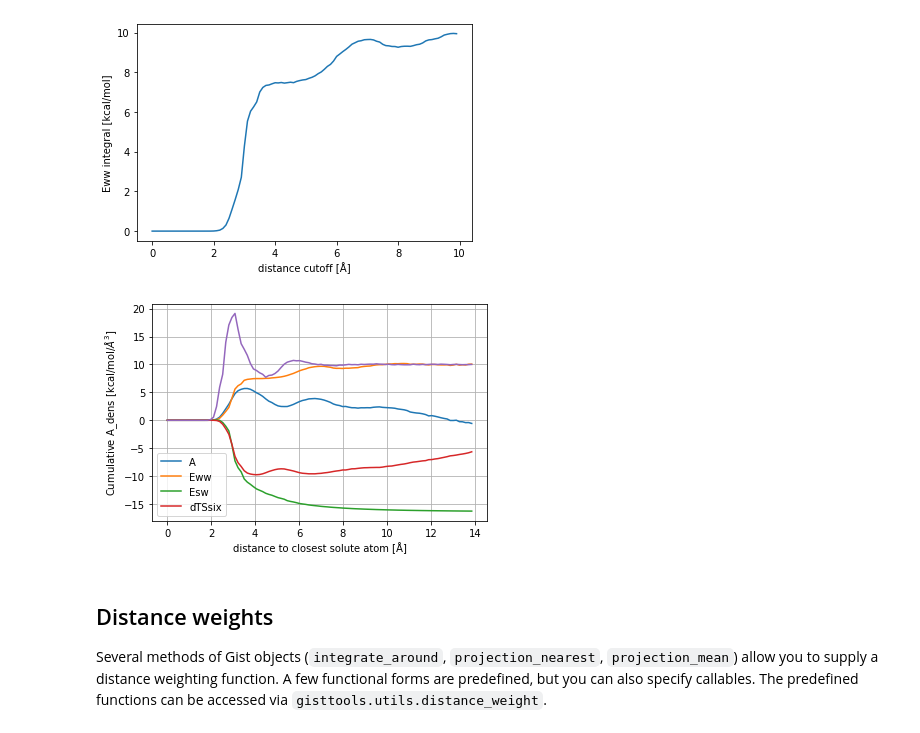
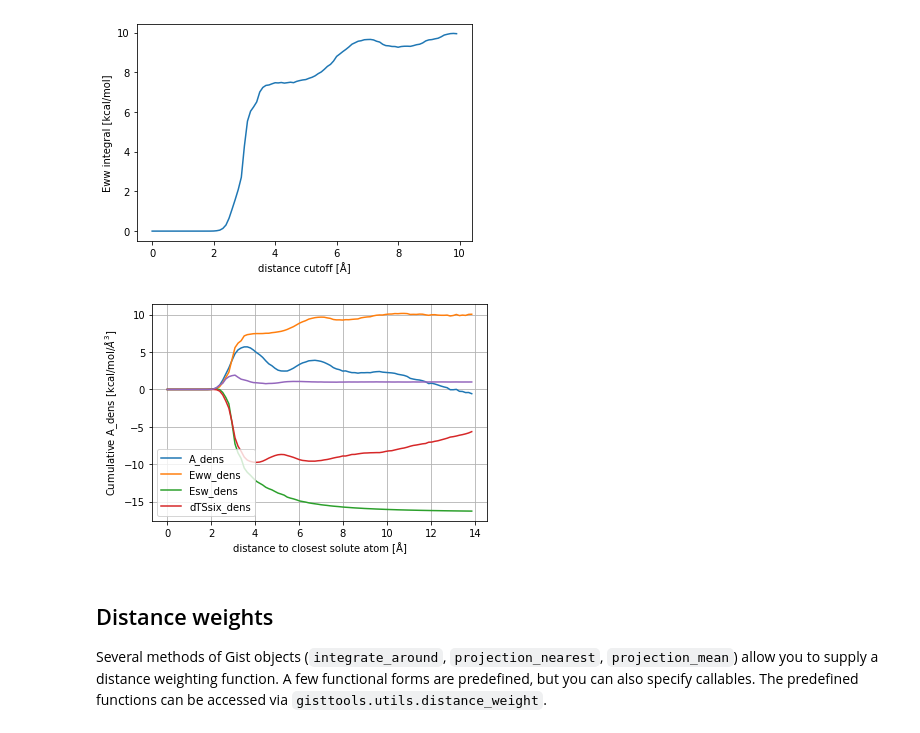
Before and after one commit to liedllab/gisttools, a Jupyter notebook: example/benzene/example.ipynb, the cells around one changed output. Cells and saved outputs as stored; diff of their text form; code cells hidden in the pictures.

```diff
--- a/example/benzene/example.ipynb
+++ b/example/benzene/example.ipynb
@@ -50,7 +50,7 @@ Eww_ref = -9.534611937412624
 # If there is a solute present (like in this case), this method should be used instead.
 # This does not set the reference values, it only returns them.
 print('Reference values calculated from the bulk water of a simulation containing a solute:')
-refvals = gistfile.detect_reference_value(['Eww_unref', 'dTSsix'], dlim=(16, 22))
+refvals = gistfile.detect_reference_value(['Eww_unref_dens', 'dTSsix_dens'], dlim=(16, 22))
 refvals
 # %% [output]
 Reference values calculated from the bulk water of a simulation containing a solute:
@@ -250,7 +250,7 @@ $S_{total} \approx 0.6 \times S_{GIST}$
 Multiplying the GIST entropy by this factor usually leads to free energies that are more closely in line with experimental or TI results.
 # %%
 # Without an entropy reference, there is no good convergence of the entropy contribution.
-for col in ['A', 'Eww', 'Esw', 'dTSsix']:
+for col in ['A_dens', 'Eww_dens', 'Esw_dens', 'dTSsix_dens']:
     bins, rdf = gistfile.rdf(col, rmax=14, bins=100)
     plt.plot(bins, np.cumsum(rdf), label=col)
 plt.legend()
@@ -261,18 +261,18 @@ plt.show()
 # %%
 # By subtracting a reference entropy, the entropy contribution converges much better.
 
-gistfile['dTSsix_ref_norm'] = gistfile['dTSsix_norm'] - refvals['dTSsix']
+gistfile['dTSsix_ref_norm'] = gistfile['dTSsix_norm'] - refvals['dTSsix_dens']
 gistfile['dTSsix_ref_dens'] = gistfile.norm2dens(gistfile['dTSsix_ref_norm'])
 gistfile['A_ref_dens'] = gistfile['Eall_dens'] - gistfile['dTSsix_ref_dens']
 
-for col in ['A_ref', 'Eww', 'Esw', 'dTSsix_ref']:
+for col in ['A_ref_dens', 'Eww_dens', 'Esw_dens', 'dTSsix_ref_dens']:
     bins, rdf = gistfile.rdf(col, rmax=14, bins=100)
     plt.plot(bins, np.cumsum(rdf), label=col)
 plt.legend()
 plt.gca().set(xlabel='rmax [Å]', ylabel='free energy contributions [kcal/mol]', title='radial convergence')
 plt.axvline(12)
-e_integral = gistfile.integrate_around('Eall', 12)['Eall']
-s_integral = gistfile.integrate_around('dTSsix_ref', 12)['dTSsix_ref']
+e_integral = gistfile.integrate_around('Eall_dens', 12)['Eall_dens']
+s_integral = gistfile.integrate_around('dTSsix_ref_dens', 12)['dTSsix_ref_dens']
 
 print("GIST free energy: {:.2f}".format(e_integral - s_integral))
 print("GIST free energy using entropy scaling: {:.2f}".format(e_integral - s_integral*0.6))
@@ -333,7 +333,7 @@ plt.grid()
 # %% [markdown]
 Similarly, an "Rdf" of the solvent-solvent energy around the molecule can be obtained, with regard to the closest center.
 # %%
-bins, (rdf, pop_rdf) = gistfile.multiple_rdfs(['Eww_dens', 'population'], rmax=10, bins=100, col_suffix='')
+bins, (rdf, pop_rdf) = gistfile.multiple_rdfs(['Eww_dens', 'population'], rmax=10, bins=100)
 plt.plot(bins, rdf / (pop_rdf / (gistfile.n_frames * gistfile.grid.voxel_volume)))
 plt.gca().set(xlabel='distance to closest solute atom [Å]', ylabel='Average Eww_dens [kcal/mol/$Å^3$]')
 plt.grid()
@@ -348,18 +348,18 @@ plt.gca().set(xlabel='distance cutoff [Å]', ylabel='Eww integral [kcal/mol]')
 [Text(0.5, 0, 'distance cutoff [Å]'), Text(0, 0.5, 'Eww integral [kcal/mol]')]
 [figure]
 # %%
-cols = ['A', 'Eww', 'Esw', 'dTSsix']
+cols = ['A_dens', 'Eww_dens', 'Esw_dens', 'dTSsix_dens']
 bins, rdfs = gistfile.multiple_rdfs(cols, rmax=14, bins=100)
 for col, rdf in zip(cols, rdfs):
     plt.plot(bins, np.cumsum(rdf), label=col)
-bins, (go_rdf, vox_rdf) = gistfile.multiple_rdfs(['g_O', 'voxels'], rmax=14, bins=100, col_suffix='')
-plt.plot(bins, go_rdf / (vox_rdf * gistfile.grid.voxel_volume) * 10)
+bins, (go_rdf, vox_rdf) = gistfile.multiple_rdfs(['g_O', 'voxels'], rmax=14, bins=100)
+plt.plot(bins, go_rdf / vox_rdf)
 plt.plot()
 plt.legend()
 plt.gca().set(xlabel='distance to closest solute atom [Å]', ylabel='Cumulative A_dens [kcal/mol/$Å^3$]')
 plt.grid()
 # %% [output]
-[figure, old version]
+[figure, new version]
 # %% [markdown]
 ## Distance weights
 
```
Also changed, not shown: parts of 13 cells of this notebook, 3 other files.
